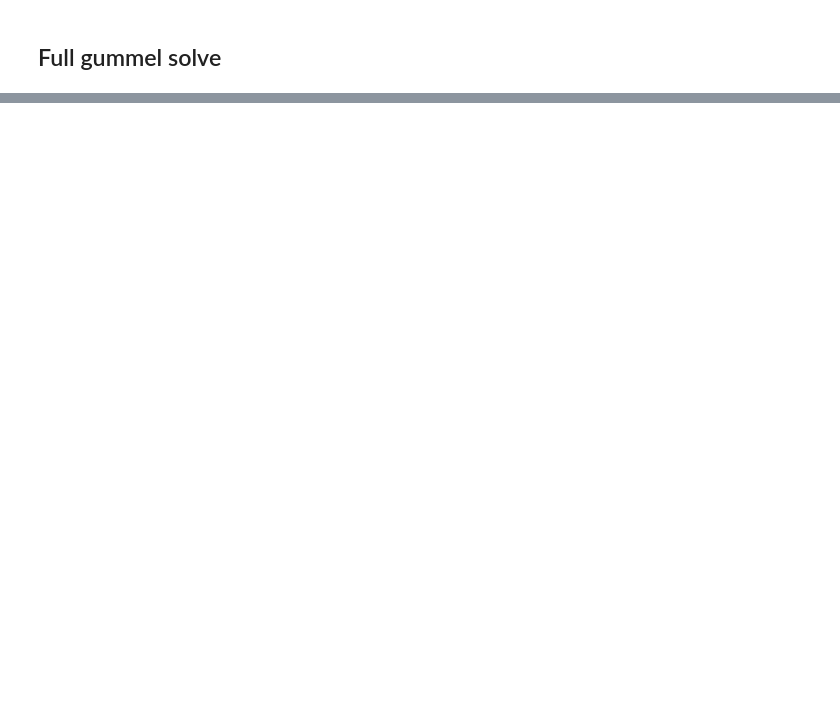
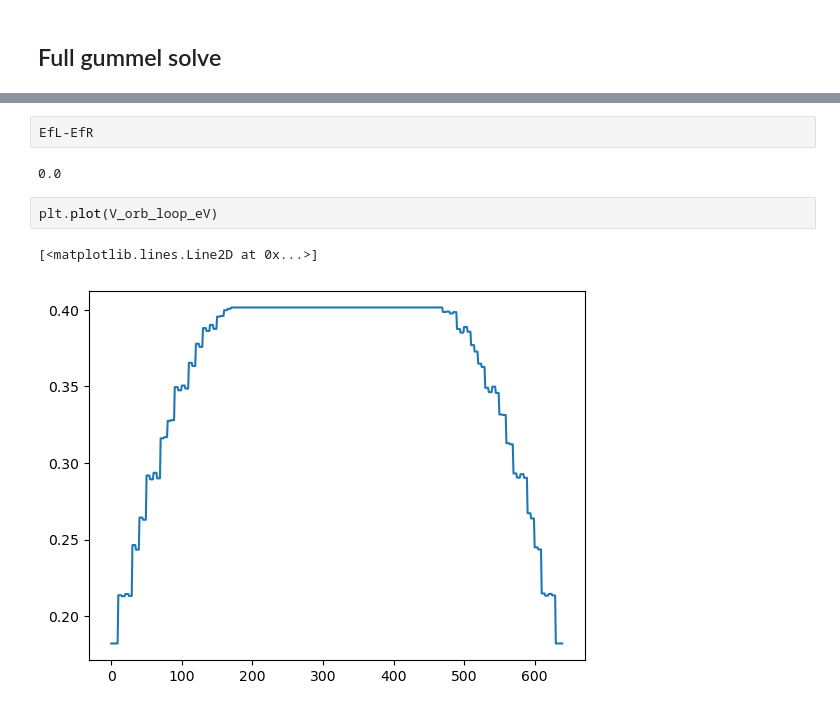
Before and after one commit to nandandiwan/Berkeley-Transport-Simulator, a Jupyter notebook: src/device_sims/device.ipynb, the cells around one changed output, grey strips where cells are left out. Saved outputs shown, nothing was run; the diff lists cells and outputs as text; blank space fills up the shorter version.

```diff
--- a/src/device_sims/device.ipynb
+++ b/src/device_sims/device.ipynb
@@ -1392 +1718,10 @@ Hamiltonian updated from final mixed potential (H_device_biased ready).
+# %%
+EfL-EfR
+# %% [output]
+0.0
+# %%
+plt.plot(V_orb_loop_eV)
+# %% [output]
+[<matplotlib.lines.Line2D at 0x...>]
+[figure, added]
 # %%
```
Also changed, not shown: parts of 27 cells of this notebook, 14 other files.
